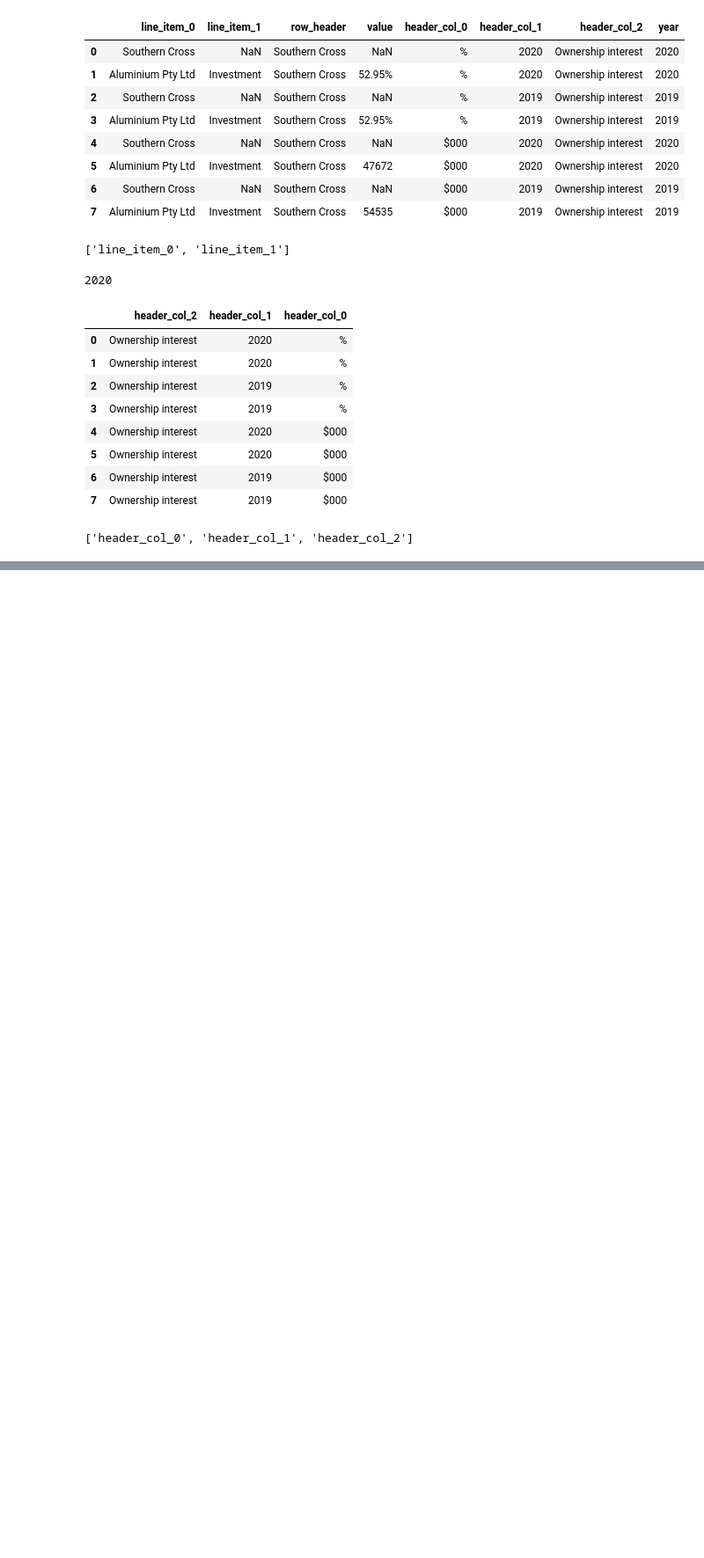
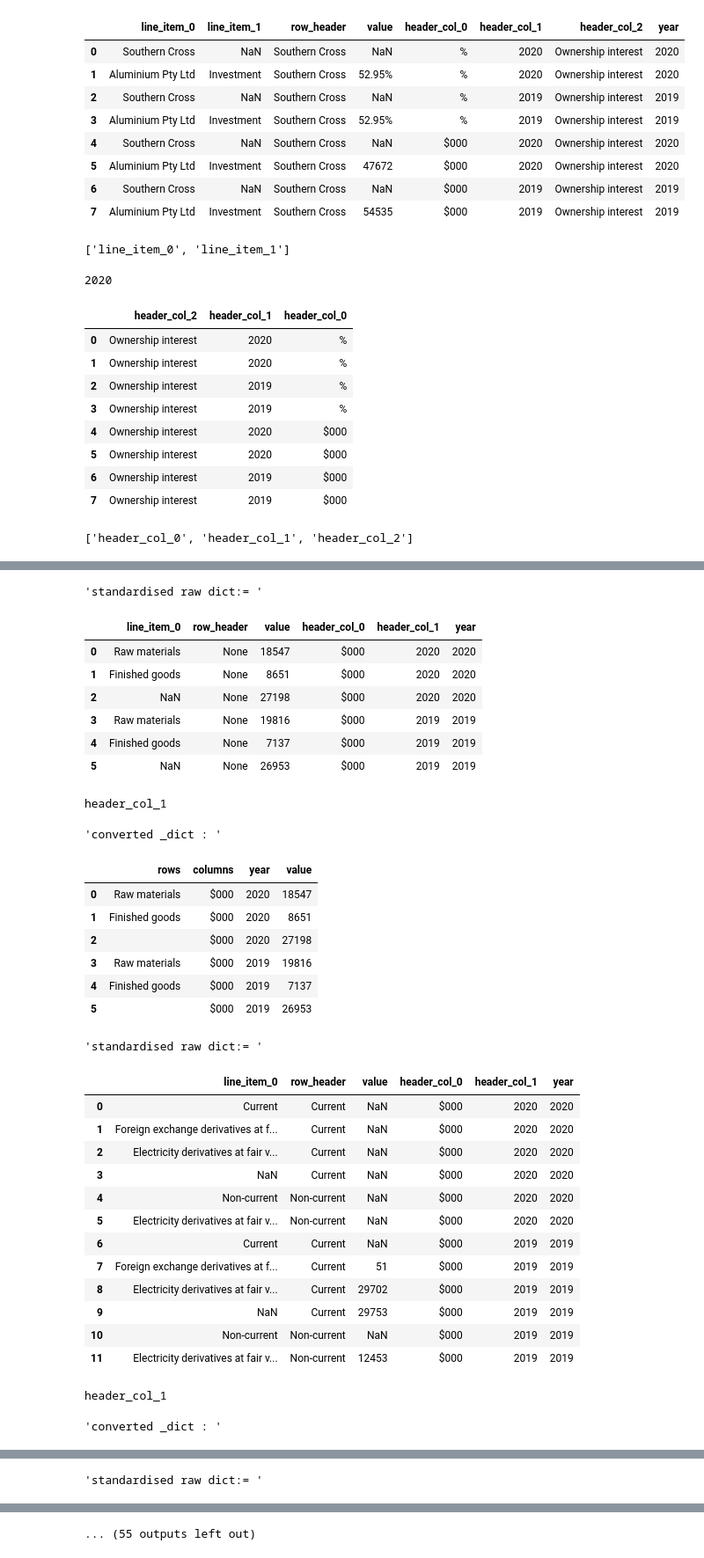
Before and after one commit to AI-paltan/main_page_processing, a Jupyter notebook: main_page_processing_service_testing_notebook.ipynb, the cells around one changed output, grey strips where cells are left out. Shown at 88% size. Cells and saved outputs as stored; diff of their text form; code cells hidden in the pictures; blank space fills up the shorter version.

Commit message:
transforming standardised cropped df home

```diff
--- a/main_page_processing_service_testing_notebook.ipynb
+++ b/main_page_processing_service_testing_notebook.ipynb
@@ -126,0 +148,39 @@ mp.standardised_cropped_dict.get('a147e74b-6105-3ee1-a346-7906f3bf25b5').filter(
+# %%
+data_column_names = cbs_dict[7]
+
+# ignore these columns to fetch years list
+filter_headers = ['Notes', 'Particulars', 'statement_section', 'statement_sub_section']
+
+# get years list
+years_list = ([int(i) for i in data_column_names if i not in filter_headers])
+years_list.sort()
+years_list = [str(i) for i in years_list]
+# %%
+def convert_standaradised_notes_to_column_row_year(note_df,year_list,standard_note_meta_dict_item):
+    ## this function converts standradised note df into 4 columns. rows will be combination of row header + line item 1 + line item 0
+    ## cols will be combination of col_header_1 + col_header_0 etc. column which contains year value will be dropped based on standard_note_meta_dict_item
+    converted_standardised_df = pd.DataFrame(columns=["rows","columns","year","value"])
+    note_df["year"] = note_df["year"].fillna(note_df["year"].max())
+    # for curr_year in year_list:
+    #         converted_standardised_df[str(curr_year)] = float(0)
+
+    year_column_header_name = standard_note_meta_dict_item.get('year_column_header_name')
+    # print(year_column_header_name)
+    if year_column_header_name:
+         note_df = note_df.drop(year_column_header_name,axis=1)
+    line_item_colnames = note_df.filter(like="line_item", axis=1).columns.to_list()
+    col_header_colnames = note_df.filter(like="header_col", axis=1).sort_index(axis=1, ascending=False).columns.to_list()
+    row_header_available = False
+    # print(line_item_colnames)
+    if "row_header" in note_df.columns.to_list():
+        row_header_available = True
+        row_colmns = ["row_header"]
+        row_colmns.extend(line_item_colnames)
+        # print(row_colmns)
+        converted_standardised_df["rows"] = note_df[row_colmns].fillna('').apply(" ".join, axis=1)
+    else:
+        converted_standardised_df["rows"] = note_df[line_item_colnames].fillna('').apply(" ".join, axis=1)
+    converted_standardised_df["columns"] = note_df[col_header_colnames].fillna('').apply(" ".join, axis=1)
+    converted_standardised_df["year"] = note_df["year"]
+    converted_standardised_df["value"] = note_df["value"]
+    return converted_standardised_df
@@ -126,0 +208,39 @@ mp.standardised_cropped_dict.get('a147e74b-6105-3ee1-a346-7906f3bf25b5').filter(
+# %%
+for key,value in mp.standardised_cropped_dict.items():
+    display("standardised raw dict:= ",mp.standardised_cropped_dict.get(key))
+    conv_std_df = convert_standaradised_notes_to_column_row_year(mp.standardised_cropped_dict.get(key),years_list,mp.standard_note_meta_dict.get(key))
+    display("converted _dict : ",conv_std_df)
+# %% [output]
+'standardised raw dict:= '
+|  | line_item_0 | row_header | value | header_col_0 | header_col_1 | year |
+| 0 | Raw materials | None | 18547 | $000 | 2020 | 2020 |
+| 1 | Finished goods | None | 8651 | $000 | 2020 | 2020 |
+| 2 | NaN | None | 27198 | $000 | 2020 | 2020 |
+| 3 | Raw materials | None | 19816 | $000 | 2019 | 2019 |
+| 4 | Finished goods | None | 7137 | $000 | 2019 | 2019 |
+| 5 | NaN | None | 26953 | $000 | 2019 | 2019 |
+header_col_1
+'converted _dict : '
+|  | rows | columns | year | value |
+| 0 | Raw materials | $000 | 2020 | 18547 |
+| 1 | Finished goods | $000 | 2020 | 8651 |
+| 2 |  | $000 | 2020 | 27198 |
+| 3 | Raw materials | $000 | 2019 | 19816 |
+| 4 | Finished goods | $000 | 2019 | 7137 |
+| 5 |  | $000 | 2019 | 26953 |
+'standardised raw dict:= '
+|  | line_item_0 | row_header | value | header_col_0 | header_col_1 | year |
+| 0 | Current | Current | NaN | $000 | 2020 | 2020 |
+| 1 | Foreign exchange derivatives at f... | Current | NaN | $000 | 2020 | 2020 |
+| 2 | Electricity derivatives at fair v... | Current | NaN | $000 | 2020 | 2020 |
+| 3 | NaN | Current | NaN | $000 | 2020 | 2020 |
+| 4 | Non-current | Non-current | NaN | $000 | 2020 | 2020 |
+| 5 | Electricity derivatives at fair v... | Non-current | NaN | $000 | 2020 | 2020 |
+| 6 | Current | Current | NaN | $000 | 2019 | 2019 |
+| 7 | Foreign exchange derivatives at f... | Current | 51 | $000 | 2019 | 2019 |
+| 8 | Electricity derivatives at fair v... | Current | 29702 | $000 | 2019 | 2019 |
+| 9 | NaN | Current | 29753 | $000 | 2019 | 2019 |
+| 10 | Non-current | Non-current | NaN | $000 | 2019 | 2019 |
+| 11 | Electricity derivatives at fair v... | Non-current | 12453 | $000 | 2019 | 2019 |
+header_col_1
+'converted _dict : '
@@ -126,0 +260 @@ mp.standardised_cropped_dict.get('a147e74b-6105-3ee1-a346-7906f3bf25b5').filter(
+'standardised raw dict:= '
@@ -126,0 +270 @@ mp.standardised_cropped_dict.get('a147e74b-6105-3ee1-a346-7906f3bf25b5').filter(
+... (55 outputs left out)
```
Also changed, not shown: parts of 10 cells of this notebook, 5 other files.
